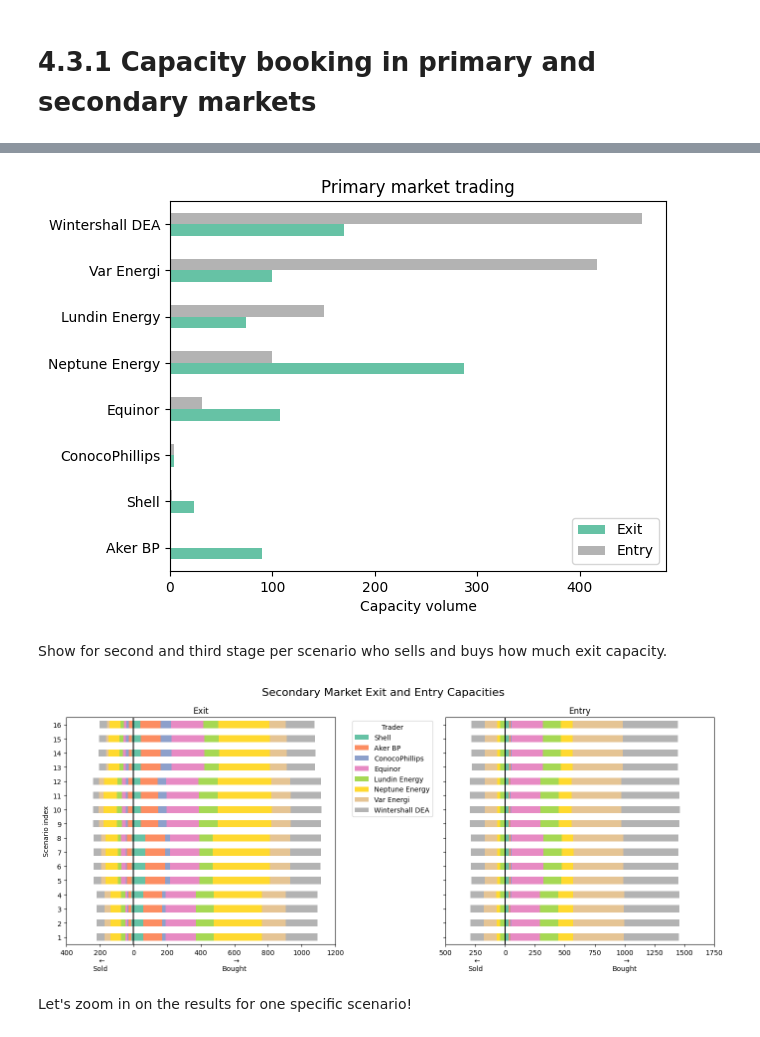
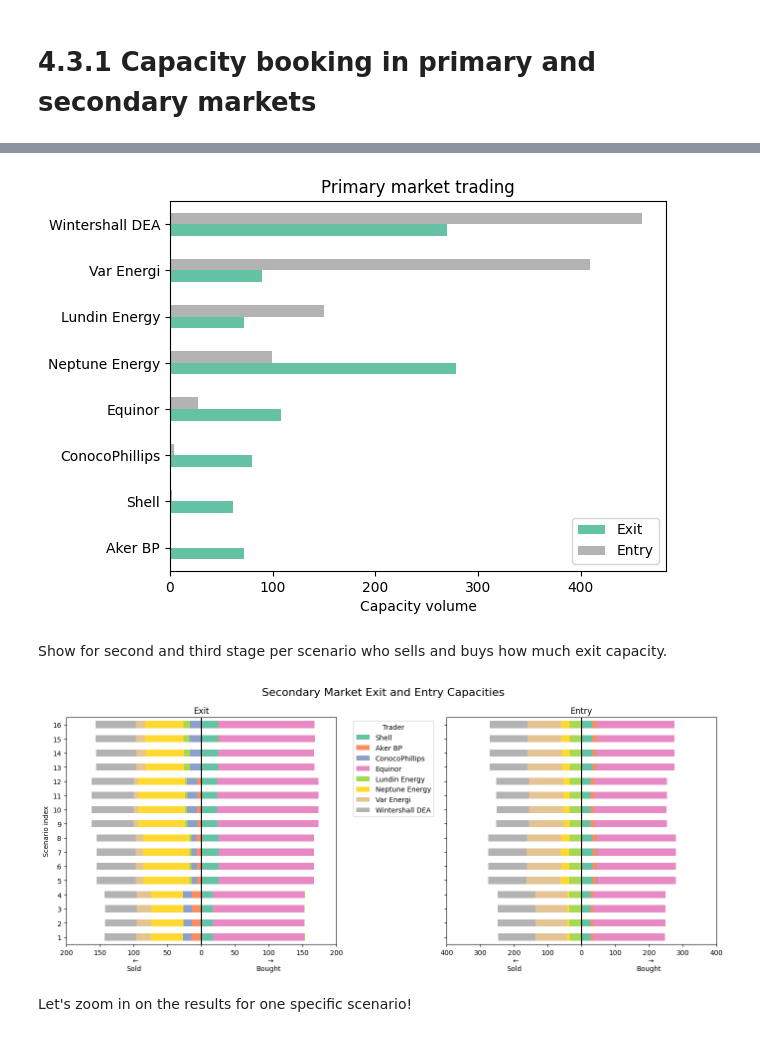
Before and after one commit to berendmarkhorst/secondary_gas_market, a Jupyter notebook: analysis.ipynb, the cells around one changed output, grey strips where cells are left out. Saved outputs shown, nothing was run; the diff lists cells and outputs as text; code cells hidden in the pictures.

Commit message:
New way of storing solution

```diff
--- a/analysis.ipynb
+++ b/analysis.ipynb
@@ -111,14 +112,13 @@ def read_data(input_file):
         problem = pickle.load(file)
 
     # Read a dictionary from a json file
-    with open(f"{input_file}.json", "r") as file:
-        solution = json.load(file)
+    solution = pd.read_csv(f"{input_file}.json", sep=";")
 
     return problem, solution
 
 def get_value_from_solution(key, solution):
     return solution[key] if key in solution.keys() else 0
 # %%
-input_file = "Results/result_E_false_low_flow_costs_low_entry_costs"
+input_file = "Results/result_v2_A"
 
 problem, solution = read_data(input_file)
@@ -145,7 +161,7 @@ plt.xlabel("Capacity volume")
 
 plt.title("Primary market trading");
 # %% [output]
-[figure, old version]
+[figure, new version]
 # %% [markdown]
 Show for second and third stage per scenario who sells and buys how much exit capacity.
 # %%
@@ -164,12 +180,17 @@ def plot_secondary_market(capacity_type, ax, show_legend=True):
             sold[s], bought[s] = {}, {}
             for t in problem.traders:
                 short_name = get_short_name(t.name)
-                sold[s][short_name] = -sum(m_tilde.probability * get_value_from_solution(f"y_{dv_type}[{n.node_id},{m_tilde.stage_id},{t.trader_id},{k.commodity_id}]", solution) for m_tilde in m.all_parents + [m] for n in m_tilde.nodes for k in problem.commodities if m_tilde != "long term")
-                bought[s][short_name] = sum(m_tilde.probability * get_value_from_solution(f"x_{dv_type}[{n.node_id},{m_tilde.stage_id},{t.trader_id},{k.commodity_id}]", solution) for m_tilde in m.all_parents + [m] for n in m_tilde.nodes for k in problem.commodities if m_tilde != "long term")
+                sold[s][short_name] = -sum(m_tilde.probability * get_value_from_solution(f"y_{dv_type}[{n.node_id},{m_tilde.stage_id},{t.trader_id},{k.commodity_id}]", solution)
+                                          for m_tilde in m.all_parents + [m] for n in m_tilde.nodes for k in problem.commodities if m_tilde.name != "long term")
+                bought[s][short_name] = sum(m_tilde.probability * get_value_from_solution(f"x_{dv_type}[{n.node_id},{m_tilde.stage_id},{t.trader_id},{k.commodity_id}]", solution)
+                                            for m_tilde in m.all_parents + [m] for n in m_tilde.nodes for k in problem.commodities if m_tilde.name != "long term")
 
     # Plot data
-    pd.DataFrame(sold).T.plot(kind="barh", stacked=True, ax=ax, cmap="Set2")
-    pd.DataFrame(bought).T.plot(kind="barh", stacked=True, ax=ax, cmap="Set2")
+    df1 = pd.DataFrame(sold)
+    df2 = pd.DataFrame(bought)
+    df3 = df1 + df2
+    df3.T.plot(kind="barh", stacked=True, ax=ax, cmap="Set2")
+    # pd.DataFrame(bought).T.plot(kind="barh", stacked=True, ax=ax, cmap="Set2")
 
     ax.axvline(x=0, color="black")
 
@@ -198,34 +219,34 @@ def plot_secondary_market(capacity_type, ax, show_legend=True):
     # Add "Sold" and "Bought" once below the axis
     if any(tick < 0 for tick in xticks):
         negative_indices = [idx for idx, tick in enumerate(xticks) if tick <= 0]
         middle_idx = negative_indices[len(negative_indices) // 2]
         xtick_labels[middle_idx] += "\n " + r"$\leftarrow$" + "\n" + "Sold"
     if any(tick > 0 for tick in xticks):
         positive_indices = [idx for idx, tick in enumerate(xticks) if tick >= 0]
         middle_idx = positive_indices[len(positive_indices) // 2]
         xtick_labels[middle_idx] += "\n " + r"$\rightarrow$" + "\n" + "Bought"
 
     ax.set_xticks(xticks)
     ax.set_xticklabels(xtick_labels)
     ax.set_ylabel("Scenario index")
 
 # Create figure and subplots
 fig, axes = plt.subplots(1, 2, figsize=(14, 6), sharey=True)  # Two subplots side by side
 
 # Plot both scenarios (exit and entry) on different subplots
 plot_secondary_market("exit", axes[0], show_legend=True)  # First plot (exit)
 plot_secondary_market("entry", axes[1], show_legend=False)  # Second plot (entry), no legend
 
 # Add a global title for the whole figure
 fig.suptitle("Secondary Market Exit and Entry Capacities", fontsize=16)
 
 # Adjust layout to prevent overlap
 plt.tight_layout()
 
 # Show plot
 plt.show()
 # %% [output]
-[figure, old version]
+[figure, new version]
 # %% [markdown]
 Let's zoom in on the results for one specific scenario!
 # %%
```
Also changed, not shown: parts of 23 cells of this notebook, 10 other files.
